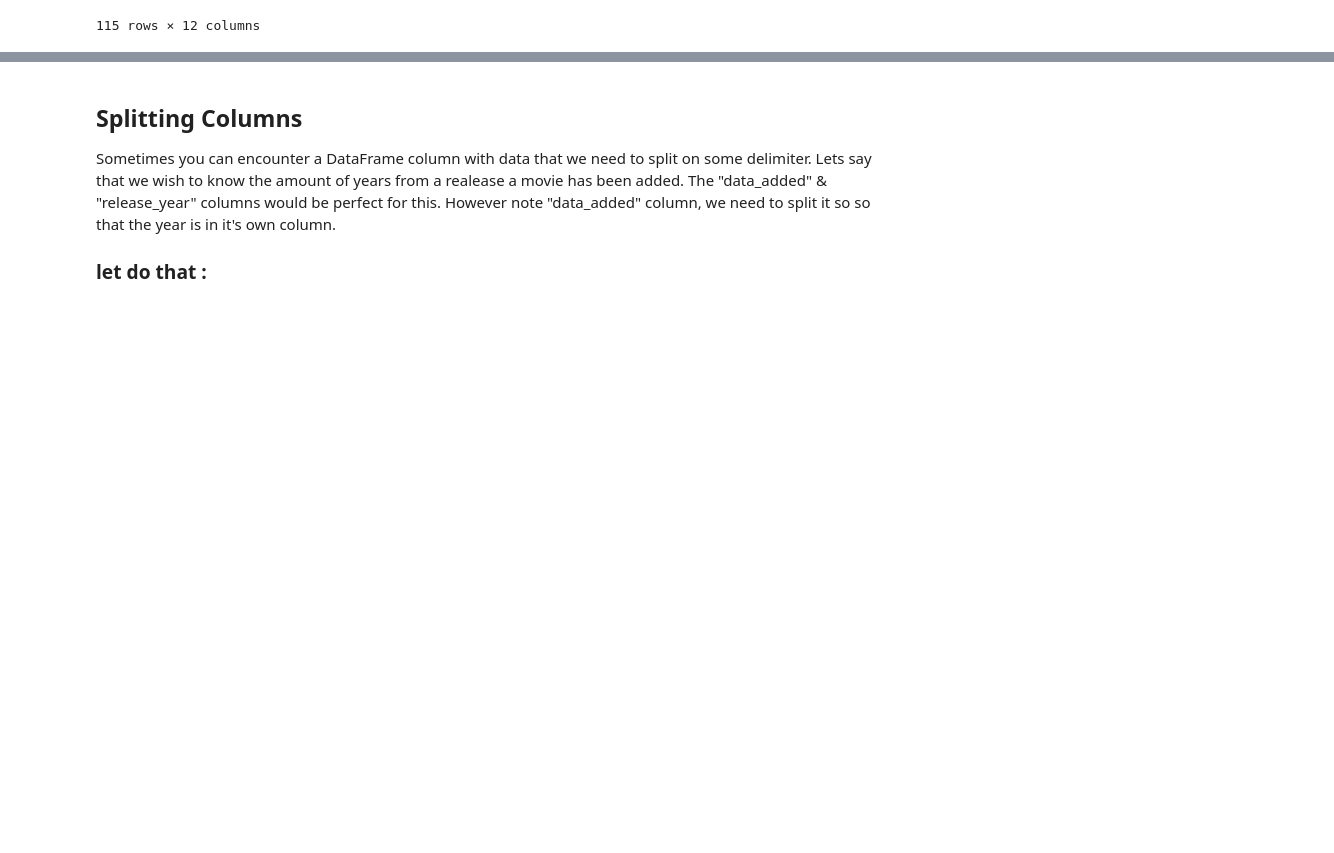
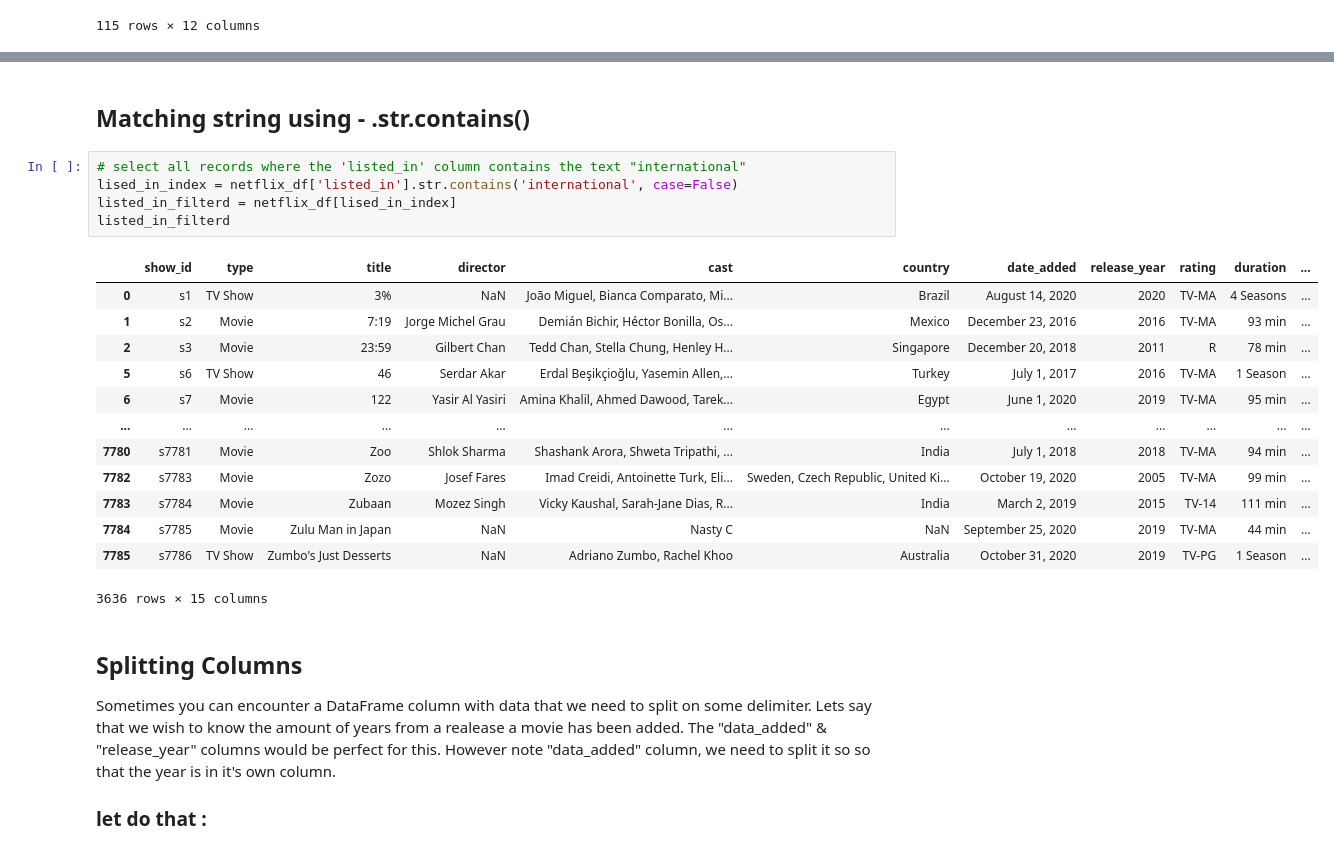
Before and after one commit to R-White-0/Netflix-Data-Exploration, a Jupyter notebook: Tutorial/Python for Data Analyst intro/netflix_dataset.ipynb, the cells around one changed output, grey strips where cells are left out. Saved outputs shown, nothing was run; the diff lists cells and outputs as text; blank space fills up the shorter version.

Commit message:
updated with .str.contains() function

```diff
--- a/Tutorial/Python for Data Analyst intro/netflix_dataset.ipynb
+++ b/Tutorial/Python for Data Analyst intro/netflix_dataset.ipynb
@@ -148,6 +148,27 @@ netflix_df[(netflix_df["country"] == "France") & (netflix_df["rating"] == "TV-14
 | 6514 | s6515 | Movie | The Jack King Affair | Benjamin Cohen, Nicolas Cotto | NaN | France | January 2, 2018 | 2015 | TV-14 | 52 min | ... |
 | 7009 | s7010 | Movie | The Wolf's Call | Antonin Baudry | François Civil, Omar Sy, Mathieu ... | France | June 20, 2019 | 2019 | TV-14 | 116 min | ... |
 | 7145 | s7146 | Movie | Tony Parker: The Final Shot | Florent Bodin | Tony Parker | France | January 6, 2021 | 2020 | TV-14 | 99 min | ... |
+# %% [markdown]
+## Matching string using - .str.contains()
+# %%
+# select all records where the 'listed_in' column contains the text "international"
+lised_in_index = netflix_df['listed_in'].str.contains('international', case=False)
+listed_in_filterd = netflix_df[lised_in_index]
+listed_in_filterd
+# %% [output]
+|  | show_id | type | title | director | cast | country | date_added | release_year | rating | duration | ... |
+| 0 | s1 | TV Show | 3% | NaN | João Miguel, Bianca Comparato, Mi... | Brazil | August 14, 2020 | 2020 | TV-MA | 4 Seasons | ... |
+| 1 | s2 | Movie | 7:19 | Jorge Michel Grau | Demián Bichir, Héctor Bonilla, Os... | Mexico | December 23, 2016 | 2016 | TV-MA | 93 min | ... |
+| 2 | s3 | Movie | 23:59 | Gilbert Chan | Tedd Chan, Stella Chung, Henley H... | Singapore | December 20, 2018 | 2011 | R | 78 min | ... |
+| 5 | s6 | TV Show | 46 | Serdar Akar | Erdal Beşikçioğlu, Yasemin Allen,... | Turkey | July 1, 2017 | 2016 | TV-MA | 1 Season | ... |
+| 6 | s7 | Movie | 122 | Yasir Al Yasiri | Amina Khalil, Ahmed Dawood, Tarek... | Egypt | June 1, 2020 | 2019 | TV-MA | 95 min | ... |
+| ... | ... | ... | ... | ... | ... | ... | ... | ... | ... | ... | ... |
+| 7780 | s7781 | Movie | Zoo | Shlok Sharma | Shashank Arora, Shweta Tripathi, ... | India | July 1, 2018 | 2018 | TV-MA | 94 min | ... |
+| 7782 | s7783 | Movie | Zozo | Josef Fares | Imad Creidi, Antoinette Turk, Eli... | Sweden, Czech Republic, United Ki... | October 19, 2020 | 2005 | TV-MA | 99 min | ... |
+| 7783 | s7784 | Movie | Zubaan | Mozez Singh | Vicky Kaushal, Sarah-Jane Dias, R... | India | March 2, 2019 | 2015 | TV-14 | 111 min | ... |
+| 7784 | s7785 | Movie | Zulu Man in Japan | NaN | Nasty C | NaN | September 25, 2020 | 2019 | TV-MA | 44 min | ... |
+| 7785 | s7786 | TV Show | Zumbo's Just Desserts | NaN | Adriano Zumbo, Rachel Khoo | Australia | October 31, 2020 | 2019 | TV-PG | 1 Season | ... |
+3636 rows × 15 columns
 # %% [markdown]
 ## Splitting Columns
 Sometimes you can encounter a DataFrame column with data that we need to split on some delimiter. Lets say that we wish to know
```
